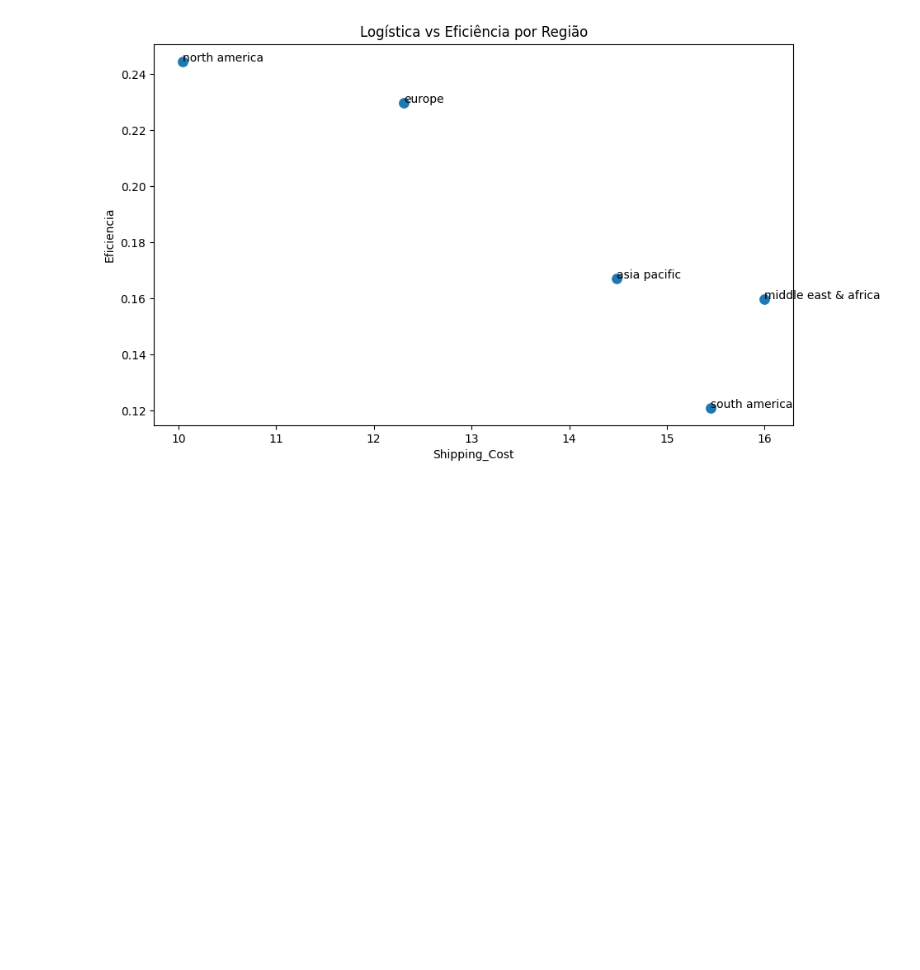
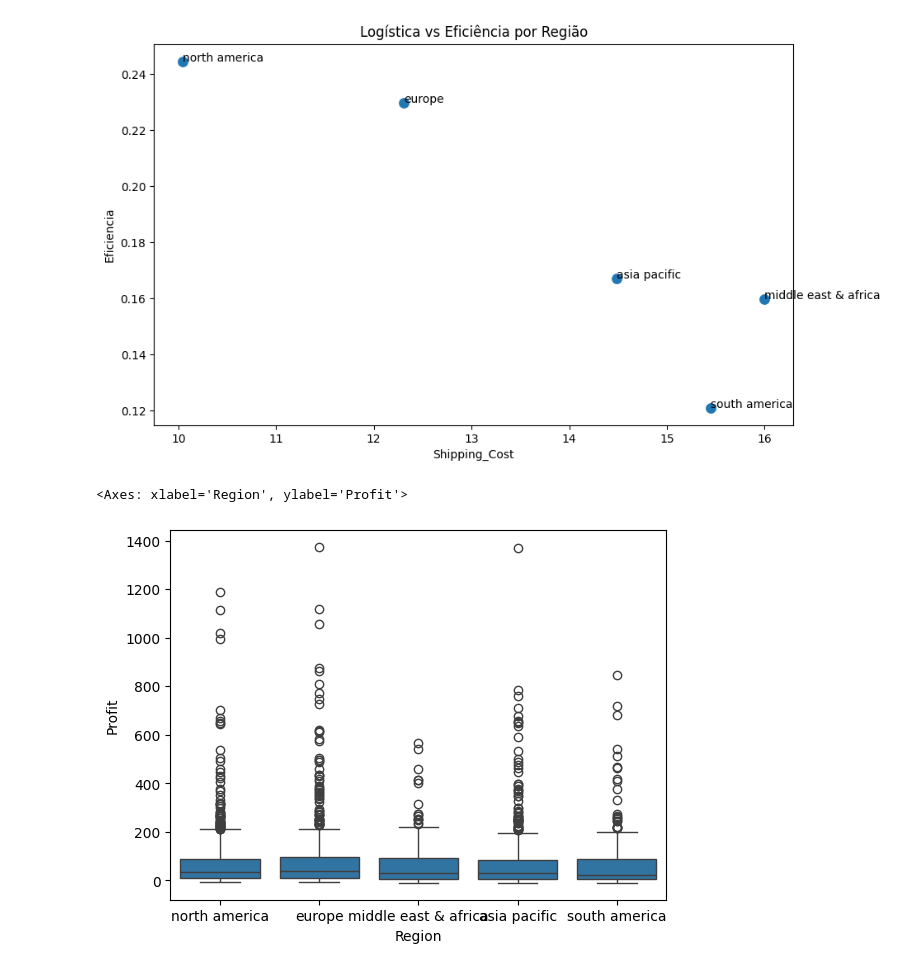
Before and after one commit to IuryFranca15/E-commerce_database, a Jupyter notebook: e-commerce.ipynb, the cells around one changed output. Cells and saved outputs as stored; diff of their text form; code cells hidden in the pictures; blank space fills up the shorter version.

```diff
--- a/e-commerce.ipynb
+++ b/e-commerce.ipynb
@@ -207,5 +207,7 @@ See the caveats in the documentation: https://pandas.pydata.org/pandas-docs/stab
 # %%
 #qual região tem a maior variação nos lucros
 df10 = df[['Region', 'Profit']]
-resumo = df10.groupby('Region')['Profit']
 sns.boxplot(data = df10, x = 'Region', y = 'Profit')
+# %% [output]
+<Axes: xlabel='Region', ylabel='Profit'>
+[figure, added]
```
Also changed, not shown: parts of 8 cells of this notebook.
